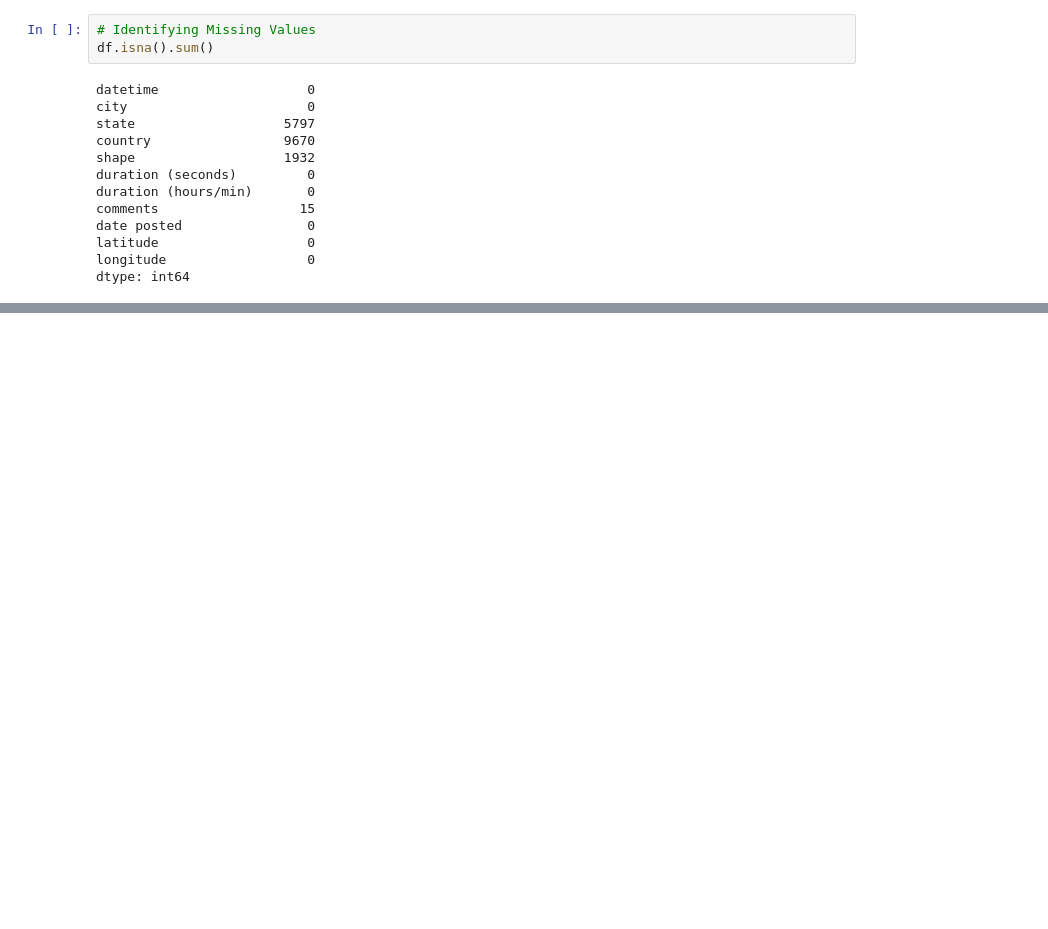
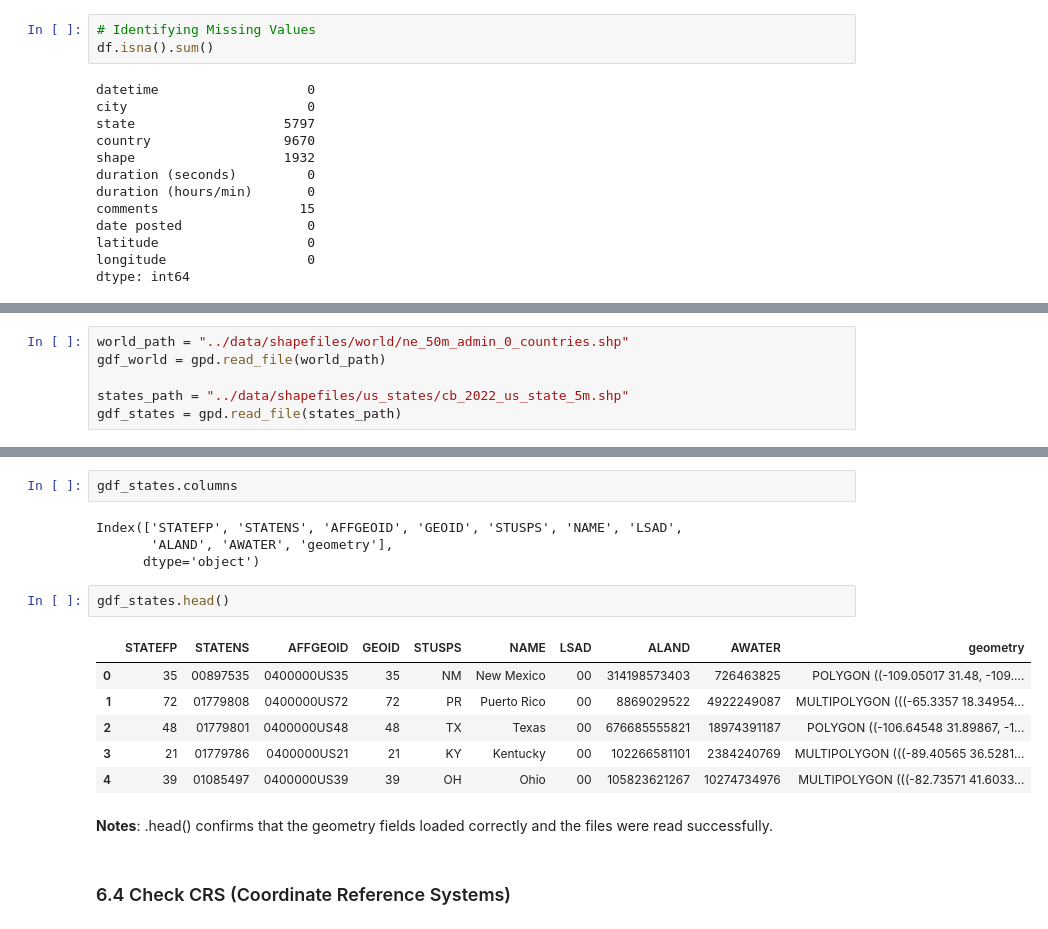
Before and after one commit to S9Den8/ufo-sightings-db, a Jupyter notebook: notebooks/ufo_sightings_initial_exploration.ipynb, the cells around one changed output, grey strips where cells are left out. Drawn from its saved outputs; the diff is of its cells as text; blank space fills up the shorter version.

```diff
--- a/notebooks/ufo_sightings_initial_exploration.ipynb
+++ b/notebooks/ufo_sightings_initial_exploration.ipynb
@@ -201,0 +419,6 @@ The following questions fall outside the scope of the current dataset and are no
+# %%
+world_path = "../data/shapefiles/world/ne_50m_admin_0_countries.shp"
+gdf_world = gpd.read_file(world_path)
+
+states_path = "../data/shapefiles/us_states/cb_2022_us_state_5m.shp"
+gdf_states = gpd.read_file(states_path)
@@ -201,0 +449,19 @@ The following questions fall outside the scope of the current dataset and are no
+# %%
+gdf_states.columns
+# %% [output]
+Index(['STATEFP', 'STATENS', 'AFFGEOID', 'GEOID', 'STUSPS', 'NAME', 'LSAD',
+       'ALAND', 'AWATER', 'geometry'],
+      dtype='object')
+# %%
+gdf_states.head()
+# %% [output]
+|  | STATEFP | STATENS | AFFGEOID | GEOID | STUSPS | NAME | LSAD | ALAND | AWATER | geometry |
+| 0 | 35 | 00897535 | 0400000US35 | 35 | NM | New Mexico | 00 | 314198573403 | 726463825 | POLYGON ((-109.05017 31.48, -109.... |
+| 1 | 72 | 01779808 | 0400000US72 | 72 | PR | Puerto Rico | 00 | 8869029522 | 4922249087 | MULTIPOLYGON (((-65.3357 18.34954... |
+| 2 | 48 | 01779801 | 0400000US48 | 48 | TX | Texas | 00 | 676685555821 | 18974391187 | POLYGON ((-106.64548 31.89867, -1... |
+| 3 | 21 | 01779786 | 0400000US21 | 21 | KY | Kentucky | 00 | 102266581101 | 2384240769 | MULTIPOLYGON (((-89.40565 36.5281... |
+| 4 | 39 | 01085497 | 0400000US39 | 39 | OH | Ohio | 00 | 105823621267 | 10274734976 | MULTIPOLYGON (((-82.73571 41.6033... |
+# %% [markdown]
+**Notes**: .head() confirms that the geometry fields loaded correctly and the files were read successfully.
+# %% [markdown]
+### 6.4 Check CRS (Coordinate Reference Systems)
```
Also changed, not shown: parts of 161 cells of this notebook, 16 other files.
